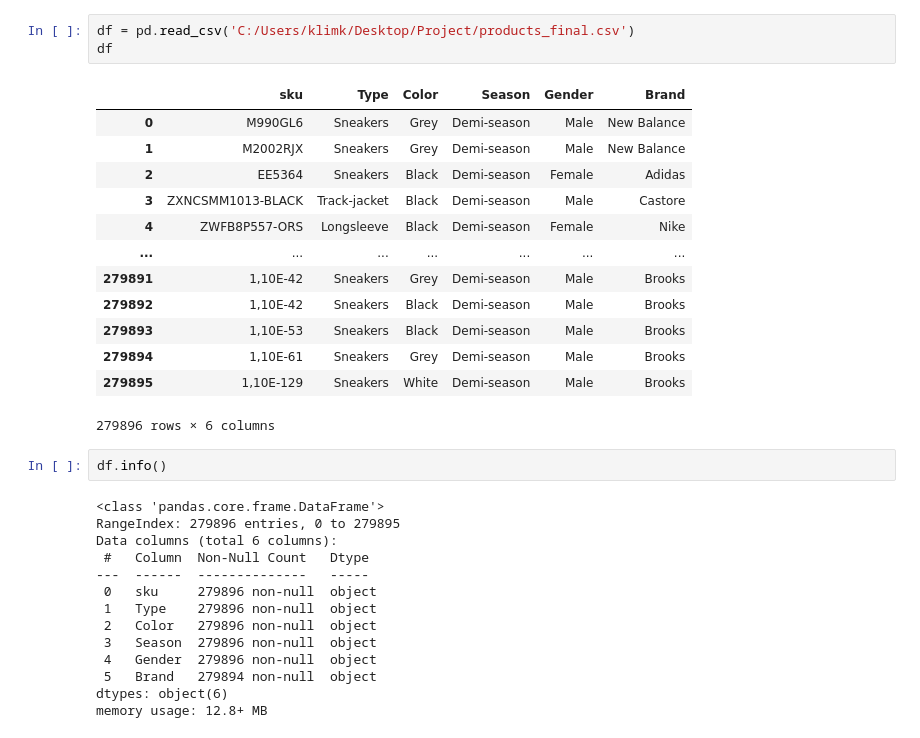
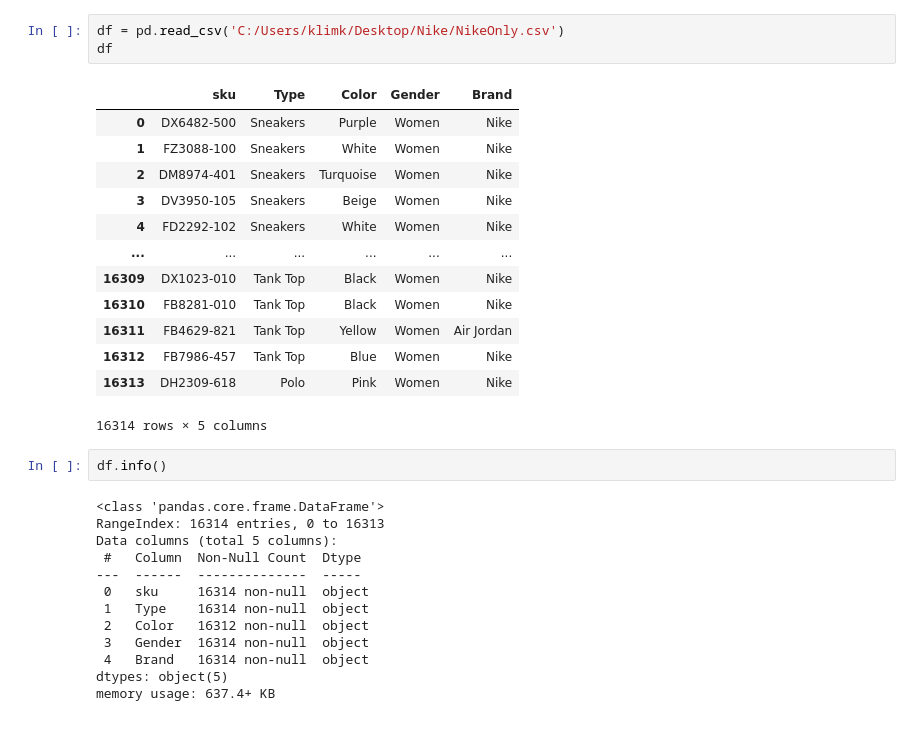
Before and after one commit to YuriiKlim/Projects, a Jupyter notebook: clothing_classifier.ipynb, the cells around one changed output. Cells and saved outputs as stored; diff of their text form.

```diff
--- a/clothing_classifier.ipynb
+++ b/clothing_classifier.ipynb
@@ -16,38 +31,37 @@ torch.manual_seed(0)
 # %% [output]
 <torch._C.Generator at 0x...>
 # %%
-df = pd.read_csv('C:/Users/klimk/Desktop/Project/products_final.csv')
+df = pd.read_csv('C:/Users/klimk/Desktop/Nike/NikeOnly.csv')
 df
 # %% [output]
-|  | sku | Type | Color | Season | Gender | Brand |
-| 0 | М990GL6 | Sneakers | Grey | Demi-season | Male | New Balance |
-| 1 | М2002RJX | Sneakers | Grey | Demi-season | Male | New Balance |
-| 2 | ЕЕ5364 | Sneakers | Black | Demi-season | Female | Adidas |
-| 3 | ZXNCSMM1013-BLACK | Track-jacket | Black | Demi-season | Male | Castore |
-| 4 | ZWFB8P557-ORS | Longsleeve | Black | Demi-season | Female | Nike |
-| ... | ... | ... | ... | ... | ... | ... |
-| 279891 | 1,10E-42 | Sneakers | Grey | Demi-season | Male | Brooks |
-| 279892 | 1,10E-42 | Sneakers | Black | Demi-season | Male | Brooks |
-| 279893 | 1,10E-53 | Sneakers | Black | Demi-season | Male | Brooks |
-| 279894 | 1,10E-61 | Sneakers | Grey | Demi-season | Male | Brooks |
-| 279895 | 1,10E-129 | Sneakers | White | Demi-season | Male | Brooks |
+|  | sku | Type | Color | Gender | Brand |
+| 0 | DX6482-500 | Sneakers | Purple | Women | Nike |
+| 1 | FZ3088-100 | Sneakers | White | Women | Nike |
+| 2 | DM8974-401 | Sneakers | Turquoise | Women | Nike |
+| 3 | DV3950-105 | Sneakers | Beige | Women | Nike |
+| 4 | FD2292-102 | Sneakers | White | Women | Nike |
+| ... | ... | ... | ... | ... | ... |
+| 16309 | DX1023-010 | Tank Top | Black | Women | Nike |
+| 16310 | FB8281-010 | Tank Top | Black | Women | Nike |
+| 16311 | FB4629-821 | Tank Top | Yellow | Women | Air Jordan |
+| 16312 | FB7986-457 | Tank Top | Blue | Women | Nike |
+| 16313 | DH2309-618 | Polo | Pink | Women | Nike |
-279896 rows × 6 columns
+16314 rows × 5 columns
 # %%
 df.info()
 # %% [output]
 <class 'pandas.core.frame.DataFrame'>
-RangeIndex: 279896 entries, 0 to 279895
-Data columns (total 6 columns):
- #   Column  Non-Null Count   Dtype
----  ------  --------------   -----
- 0   sku     279896 non-null  object
- 1   Type    279896 non-null  object
- 2   Color   279896 non-null  object
- 3   Season  279896 non-null  object
- 4   Gender  279896 non-null  object
- 5   Brand   279894 non-null  object
-dtypes: object(6)
-memory usage: 12.8+ MB
+RangeIndex: 16314 entries, 0 to 16313
+Data columns (total 5 columns):
+ #   Column  Non-Null Count  Dtype
+---  ------  --------------  -----
+ 0   sku     16314 non-null  object
+ 1   Type    16314 non-null  object
+ 2   Color   16312 non-null  object
+ 3   Gender  16314 non-null  object
+ 4   Brand   16314 non-null  object
+dtypes: object(5)
+memory usage: 637.4+ KB
 # %%
 type_counts = df['Type'].value_counts()
 type_counts
```
Also changed, not shown: parts of 14 cells of this notebook.
